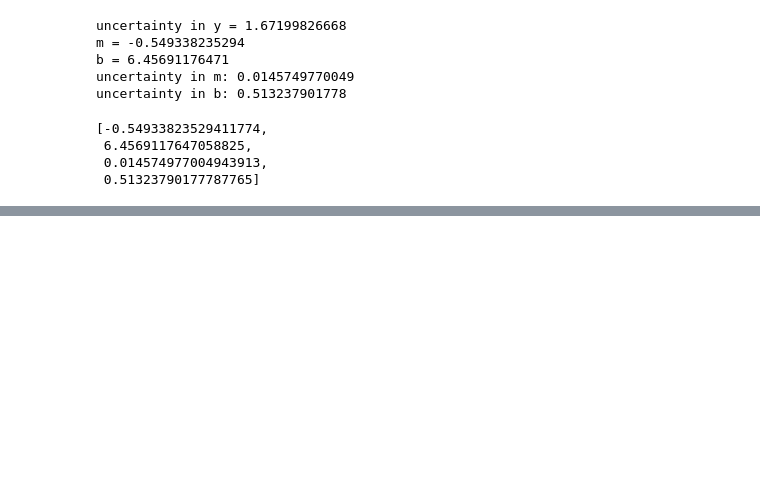
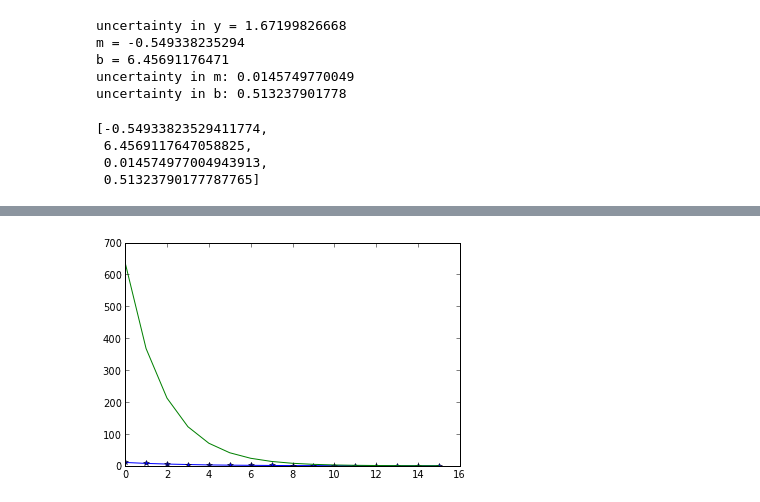
Before and after one commit to cdcunnin/PHYS202-S13, a Jupyter notebook: week10/Generic Curve Fitting.ipynb, the cells around one changed output, grey strips where cells are left out. Saved outputs shown, nothing was run; the diff lists cells and outputs as text; code cells hidden in the pictures; blank space fills up the shorter version.

```diff
--- a/week10/Generic Curve Fitting.ipynb
+++ b/week10/Generic Curve Fitting.ipynb
@@ -46,0 +58,8 @@ uncertainty in b: 0.513237901778
+# %%
+fit2 = lambda x:(e**(m*x))* e**b
+
+plot(N,t, marker = '*')
+plot(N, fit2(N), label= 'e-fit')
+show()
+# %% [output]
+[figure, added]
```
Also changed, not shown: parts of 11 cells of this notebook, 7 other files.
